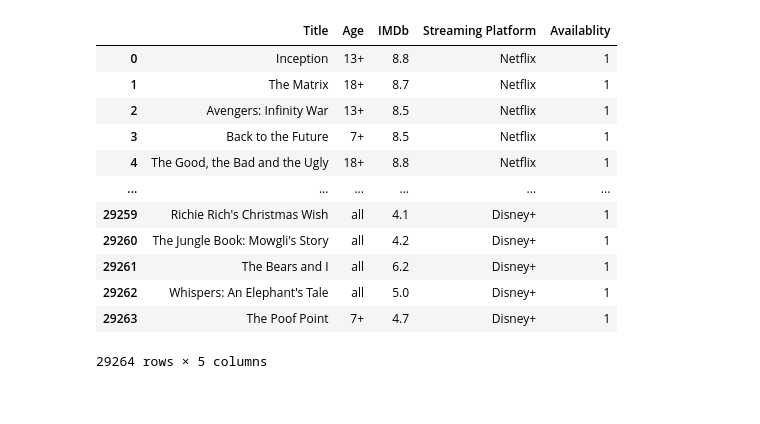
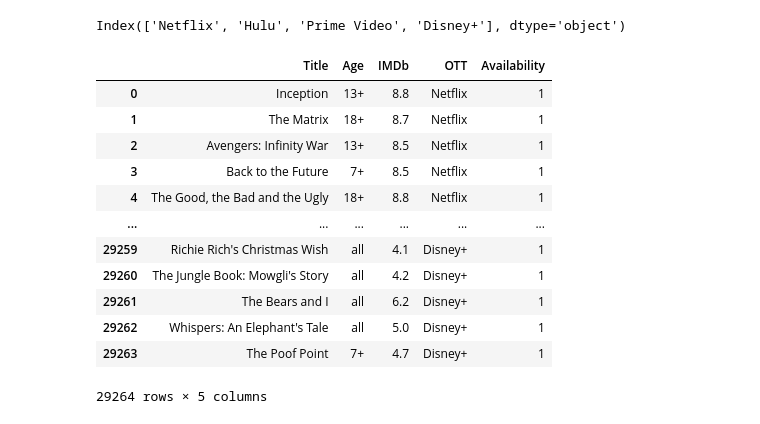
Before and after one commit to Aakashdoraisamy/python-data-science, a Jupyter notebook: Python_Libraries/pandas/movies/movies.ipynb, the cells around one changed output. Saved outputs shown, nothing was run; the diff lists cells and outputs as text; code cells hidden in the pictures.

Commit message:
Updated movies

```diff
--- a/Python_Libraries/pandas/movies/movies.ipynb
+++ b/Python_Libraries/pandas/movies/movies.ipynb
@@ -69,6 +71,0 @@ memory usage: 1.7+ MB
-# %%
-cat_cols = ["Directors", "Genres", "Country", "Language"]
-
-df[cat_cols] = df[cat_cols].fillna("Unknown")
-# %%
-df['Runtime'] = df['Runtime'].fillna(df['Runtime'].median())
@@ -75,3 +74,13 @@ df['Runtime'] = df['Runtime'].fillna(df['Runtime'].median())
+# %%
+def run_time(x):
+    if x['Runtime'] <= 90:
+        return "Short Movie"
+    elif x['Runtime'] <= 200:
+        return "Long Movie"
+    else:
+        return "Series"
+
+df["Runtime_type"] = df.apply(run_time,axis=1)
 # %%
 df.info()
 # %% [output]
@@ -127,12 +103,0 @@ False
-# %%
-def run_time(x):
-    if x["Runtime"] == 0:
-        return "Unknown"
-    elif x["Runtime"] <= 90:
-        return "Short Movie"
-    elif x["Runtime"] <= 200:
-        return "Long Movie"
-    else:
-        return "Series"
-
-df["Runtime_Category"] = df.apply(run_time,axis=1)
@@ -159,10 +104,14 @@ memory usage: 857.3+ KB
+# %%
+df.columns[[4,5,6,7]]
+# %% [output]
+Index(['Netflix', 'Hulu', 'Prime Video', 'Disney+'], dtype='object')
 # %%
-plt_df = pd.melt(df,id_vars=['Title','Age','IMDb'],value_vars=['Netflix','Hulu','Prime Video','Disney+'],
-        var_name='Streaming Platform',value_name='Availablity')
-
+plt_df=pd.melt(df,id_vars=['Title','Age','IMDb'],
+               value_vars=df.columns[[4,5,6,7]],
+               var_name='OTT',value_name='Availability')
 plt_df
 # %% [output]
-|  | Title | Age | IMDb | Streaming Platform | Availablity |
+|  | Title | Age | IMDb | OTT | Availability |
 | 0 | Inception | 13+ | 8.8 | Netflix | 1 |
 | 1 | The Matrix | 18+ | 8.7 | Netflix | 1 |
 | 2 | Avengers: Infinity War | 13+ | 8.5 | Netflix | 1 |
```
Also changed, not shown: parts of 45 cells of this notebook.
